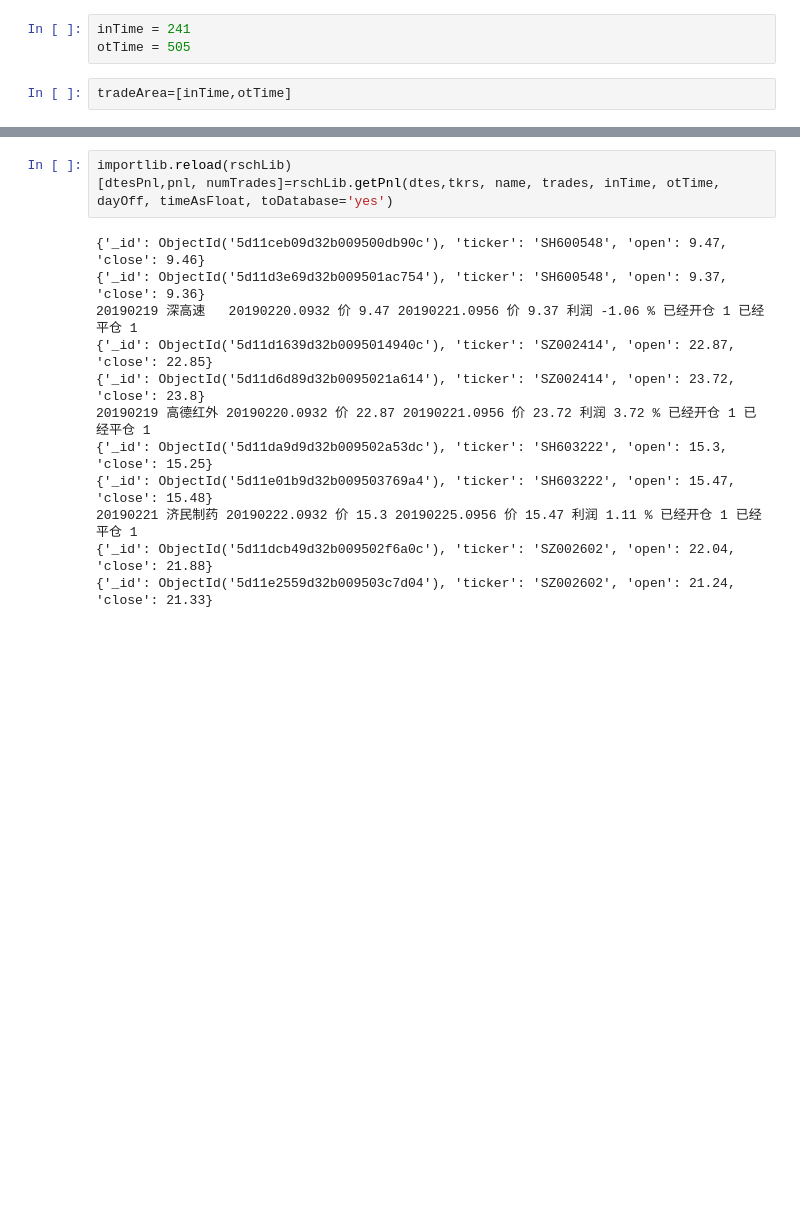
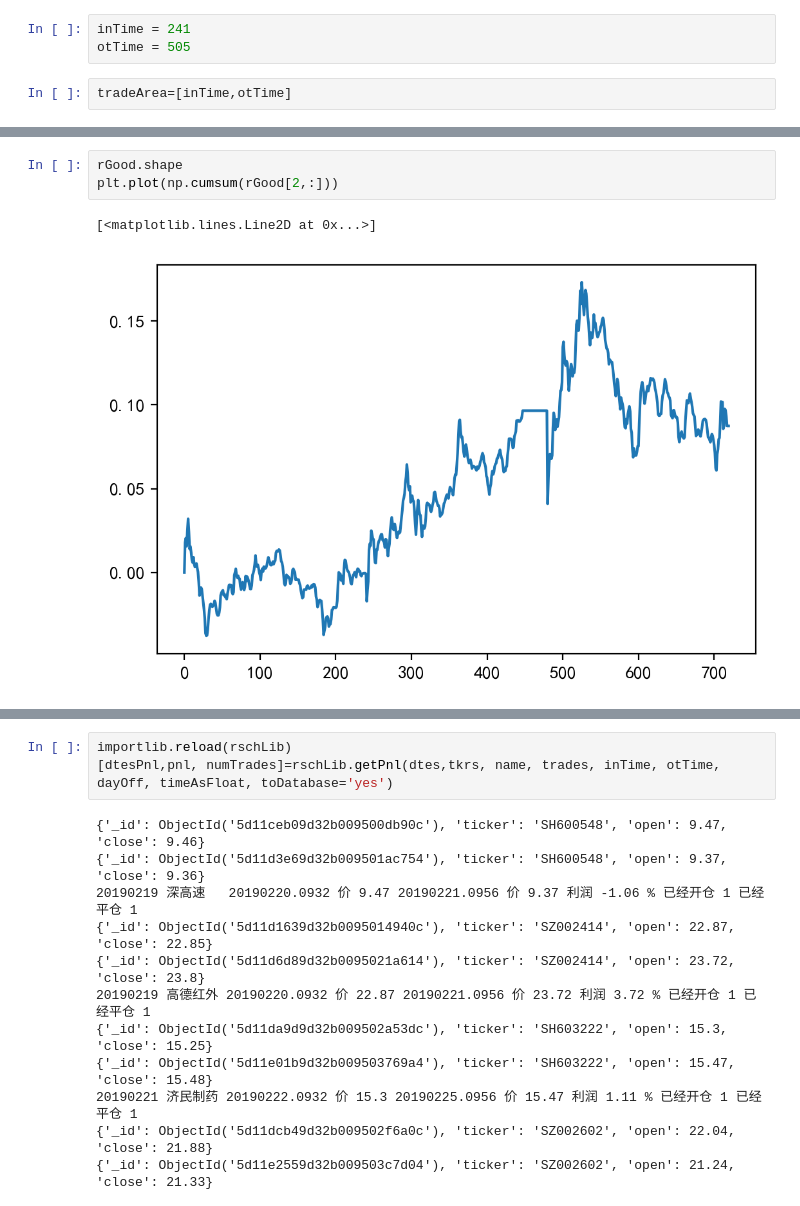
Before and after one commit to xudong2019/coresearch, a Jupyter notebook: 鹏晖量化1号/analysis.ipynb, the cells around one changed output, grey strips where cells are left out. Saved outputs shown, nothing was run; the diff lists cells and outputs as text; blank space fills up the shorter version.

```diff
--- a/鹏晖量化1号/analysis.ipynb
+++ b/鹏晖量化1号/analysis.ipynb
@@ -156 +189,7 @@ tradeArea=[inTime,otTime]
+# %%
+rGood.shape
+plt.plot(np.cumsum(rGood[2,:]))
+# %% [output]
+[<matplotlib.lines.Line2D at 0x...>]
+[figure, added]
 # %%
```
Also changed, not shown: parts of 8 cells of this notebook, 4 other files.
